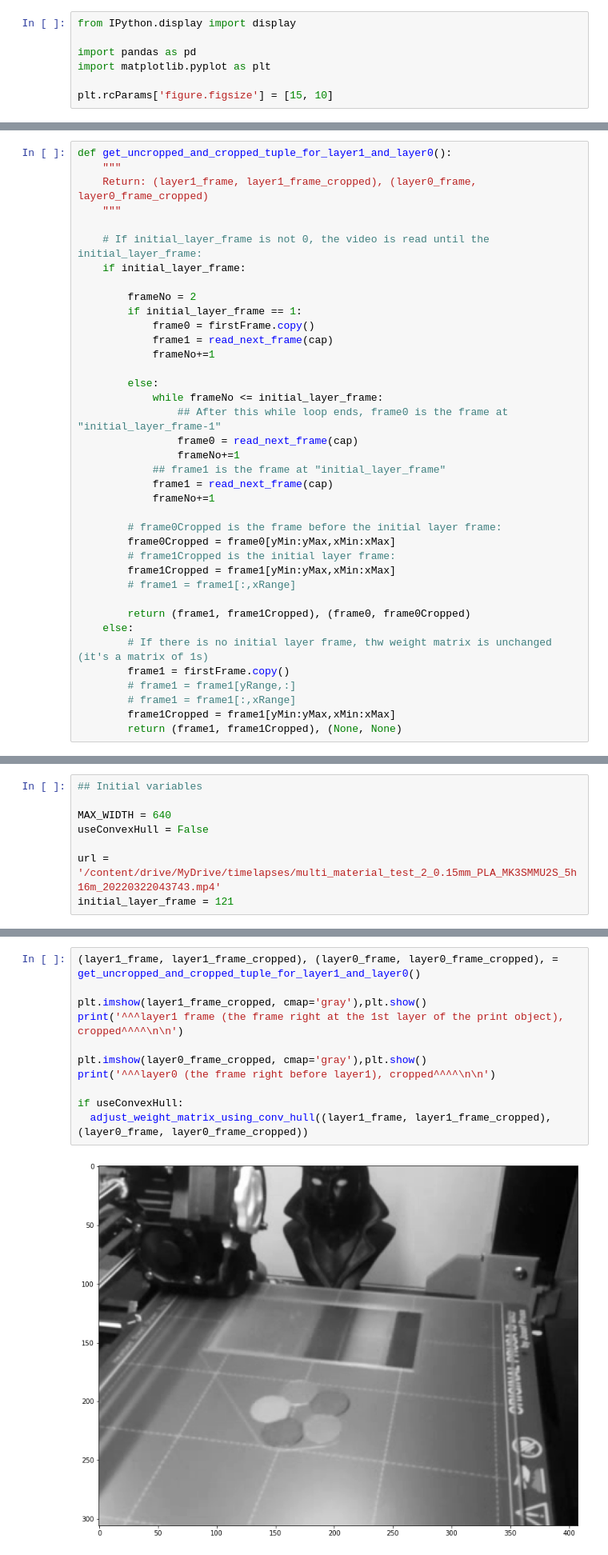
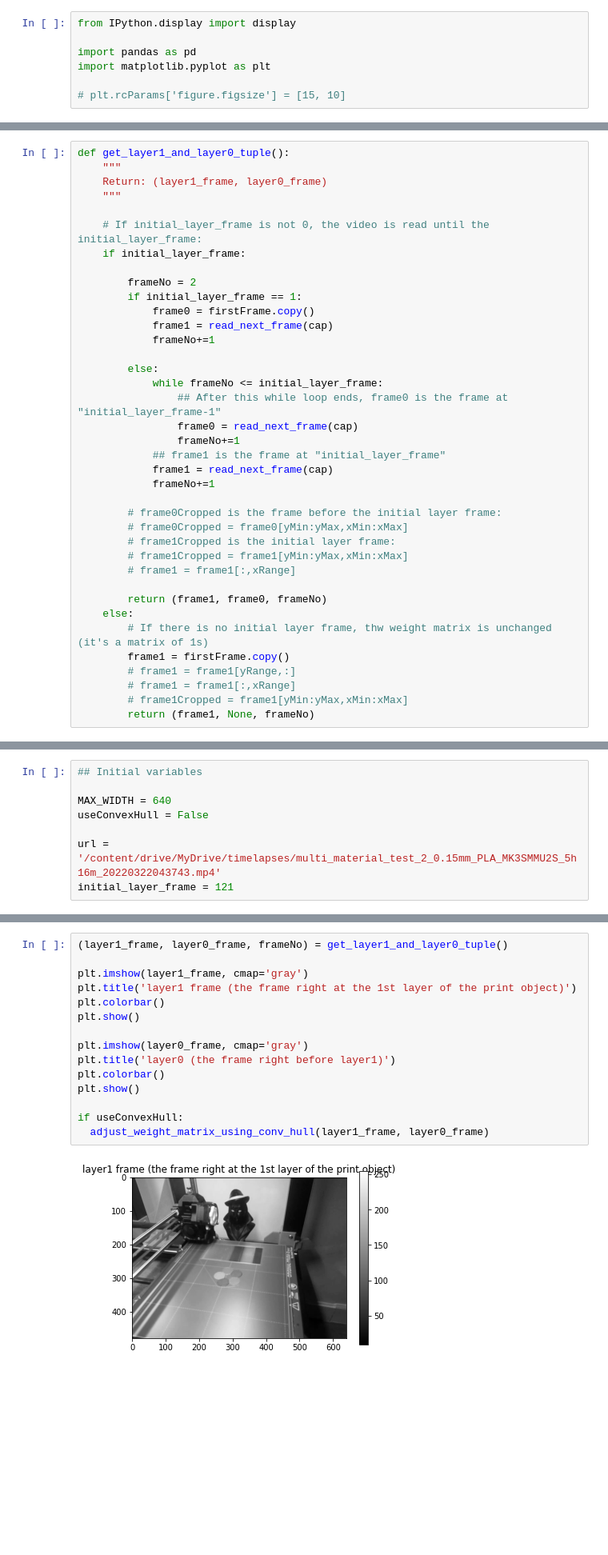
Before and after one commit to kennethjiang/3DPrintSaviour, a Jupyter notebook: Anomaly_Detection_Nezih.ipynb, the cells around one changed output, grey strips where cells are left out. Shown: that part at 80% size. Saved outputs shown, nothing was run; the diff lists cells and outputs as text; blank space fills up the shorter version.

```diff
--- a/Anomaly_Detection_Nezih.ipynb
+++ b/Anomaly_Detection_Nezih.ipynb
@@ -34,7 +34,7 @@ from IPython.display import display
 import pandas as pd
 import matplotlib.pyplot as plt
 
-plt.rcParams['figure.figsize'] = [15, 10]
+# plt.rcParams['figure.figsize'] = [15, 10]
 # %%
 %pip install sewar==0.4.5
 
@@ -231,9 +255,9 @@ def calc2FrameDiffAbs(frameDuo):
 
     return (np.abs(frame2)*255).astype(np.uint8)
 # %%
-def get_uncropped_and_cropped_tuple_for_layer1_and_layer0():
+def get_layer1_and_layer0_tuple():
     """
-    Return: (layer1_frame, layer1_frame_cropped), (layer0_frame, layer0_frame_cropped)
+    Return: (layer1_frame, layer0_frame)
     """
 
     # If initial_layer_frame is not 0, the video is read until the initial_layer_frame:
@@ -255,17 +279,17 @@ def get_uncropped_and_cropped_tuple_for_layer1_and_layer0():
             frameNo+=1
 
         # frame0Cropped is the frame before the initial layer frame:
-        frame0Cropped = frame0[yMin:yMax,xMin:xMax]
+        # frame0Cropped = frame0[yMin:yMax,xMin:xMax]
         # frame1Cropped is the initial layer frame:
-        frame1Cropped = frame1[yMin:yMax,xMin:xMax]
+        # frame1Cropped = frame1[yMin:yMax,xMin:xMax]
         # frame1 = frame1[:,xRange]
 
-        return (frame1, frame1Cropped), (frame0, frame0Cropped)
+        return (frame1, frame0, frameNo)
     else:
         # If there is no initial layer frame, thw weight matrix is unchanged (it's a matrix of 1s)
         frame1 = firstFrame.copy()
         # frame1 = frame1[yRange,:]
         # frame1 = frame1[:,xRange]
-        frame1Cropped = frame1[yMin:yMax,xMin:xMax]
-        return (frame1, frame1Cropped), (None, None)
+        # frame1Cropped = frame1[yMin:yMax,xMin:xMax]
+        return (frame1, None, frameNo)
 # %%
@@ -396,13 +497,17 @@ weight_matrix.shape: (306, 408)
 # %%
-(layer1_frame, layer1_frame_cropped), (layer0_frame, layer0_frame_cropped), = get_uncropped_and_cropped_tuple_for_layer1_and_layer0()
+(layer1_frame, layer0_frame, frameNo) = get_layer1_and_layer0_tuple()
 
-plt.imshow(layer1_frame_cropped, cmap='gray'),plt.show()
-print('^^^layer1 frame (the frame right at the 1st layer of the print object), cropped^^^^\n\n')
+plt.imshow(layer1_frame, cmap='gray')
+plt.title('layer1 frame (the frame right at the 1st layer of the print object)')
+plt.colorbar()
+plt.show()
 
-plt.imshow(layer0_frame_cropped, cmap='gray'),plt.show()
-print('^^^layer0 (the frame right before layer1), cropped^^^^\n\n')
+plt.imshow(layer0_frame, cmap='gray')
+plt.title('layer0 (the frame right before layer1)')
+plt.colorbar()
+plt.show()
 
 if useConvexHull:
-  adjust_weight_matrix_using_conv_hull((layer1_frame, layer1_frame_cropped), (layer0_frame, layer0_frame_cropped))
+  adjust_weight_matrix_using_conv_hull(layer1_frame, layer0_frame)
 # %% [output]
-[figure, old version]
+[figure, new version]
```
Also changed, not shown: parts of 12 cells of this notebook.
